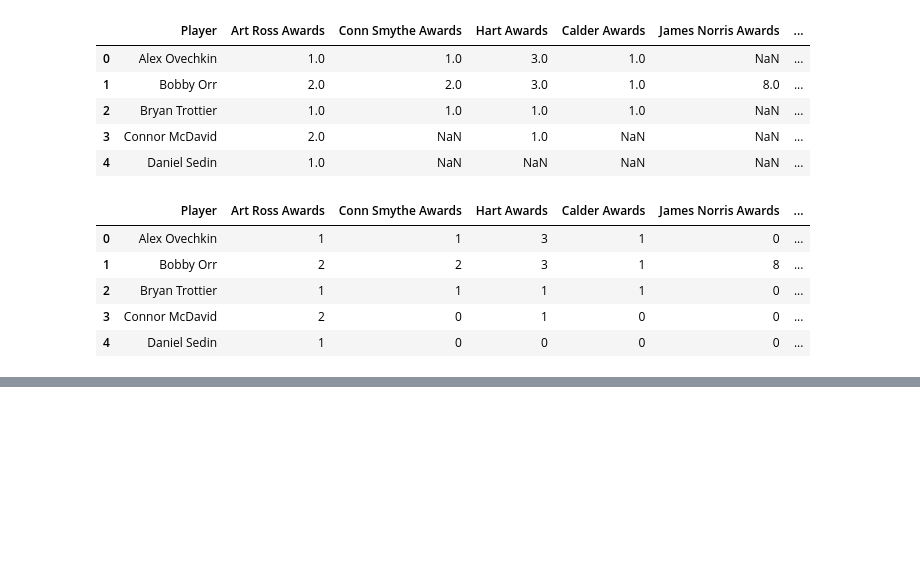
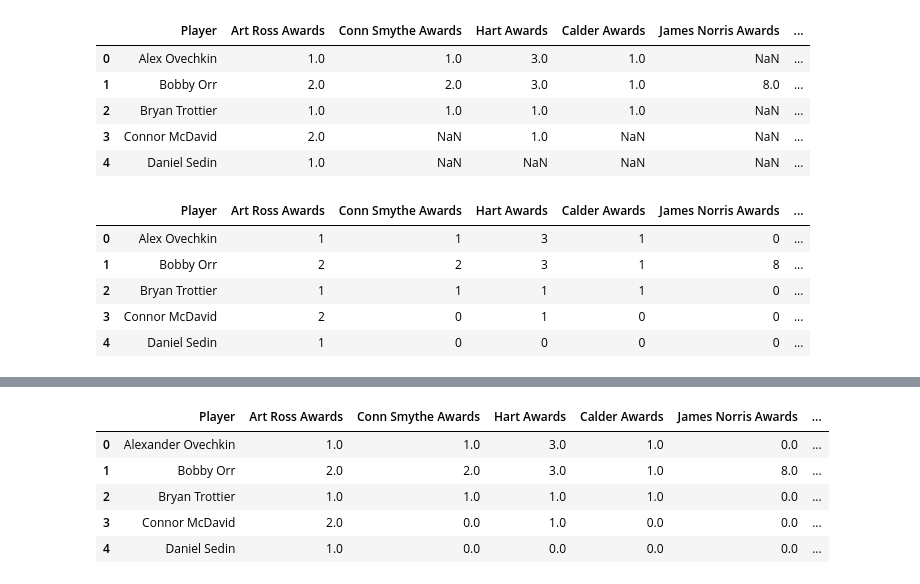
Before and after one commit to potterc22/Final-Project-ML, a Jupyter notebook: Jeff/awards_scrape.ipynb, the cells around one changed output, grey strips where cells are left out. Saved outputs shown, nothing was run; the diff lists cells and outputs as text; code cells hidden in the pictures; blank space fills up the shorter version.

Commit message:
added join code for awards and cups data

```diff
--- a/Jeff/awards_scrape.ipynb
+++ b/Jeff/awards_scrape.ipynb
@@ -711,8 +698,8 @@ for i in range(1, 23):
         cells = row.find_all('div', class_='rt-td')
 
         data = {
-            'player':cells[1].text,
-            'cups':cells[3].text
+            'Player':cells[1].text,
+            'Cups':cells[3].text
         }
 
         my_list.append(data)
@@ -817,0 +837,13 @@ stanley_cup_df.head()
+# %%
+# Merge the individual award files into one complete file
+awards_merge_df = pd.merge(awards_merge_df,
+                 stanley_cup_df[['Player', 'Cups']],
+                 on='Player', how='outer')
+awards_merge_df.head()
+# %% [output]
+|  | Player | Art Ross Awards | Conn Smythe Awards | Hart Awards | Calder Awards | James Norris Awards | ... |
+| 0 | Alexander Ovechkin | 1.0 | 1.0 | 3.0 | 1.0 | 0.0 | ... |
+| 1 | Bobby Orr | 2.0 | 2.0 | 3.0 | 1.0 | 8.0 | ... |
+| 2 | Bryan Trottier | 1.0 | 1.0 | 1.0 | 1.0 | 0.0 | ... |
+| 3 | Connor McDavid | 2.0 | 0.0 | 1.0 | 0.0 | 0.0 | ... |
+| 4 | Daniel Sedin | 1.0 | 0.0 | 0.0 | 0.0 | 0.0 | ... |
```
Also changed, not shown: parts of 10 cells of this notebook, 1 other file.
